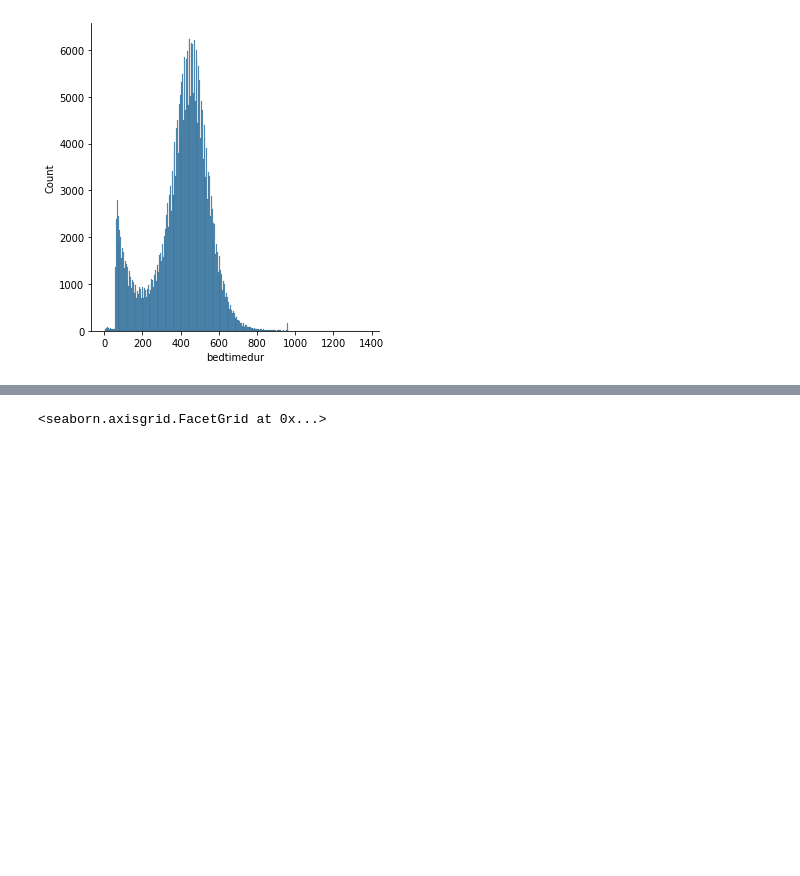
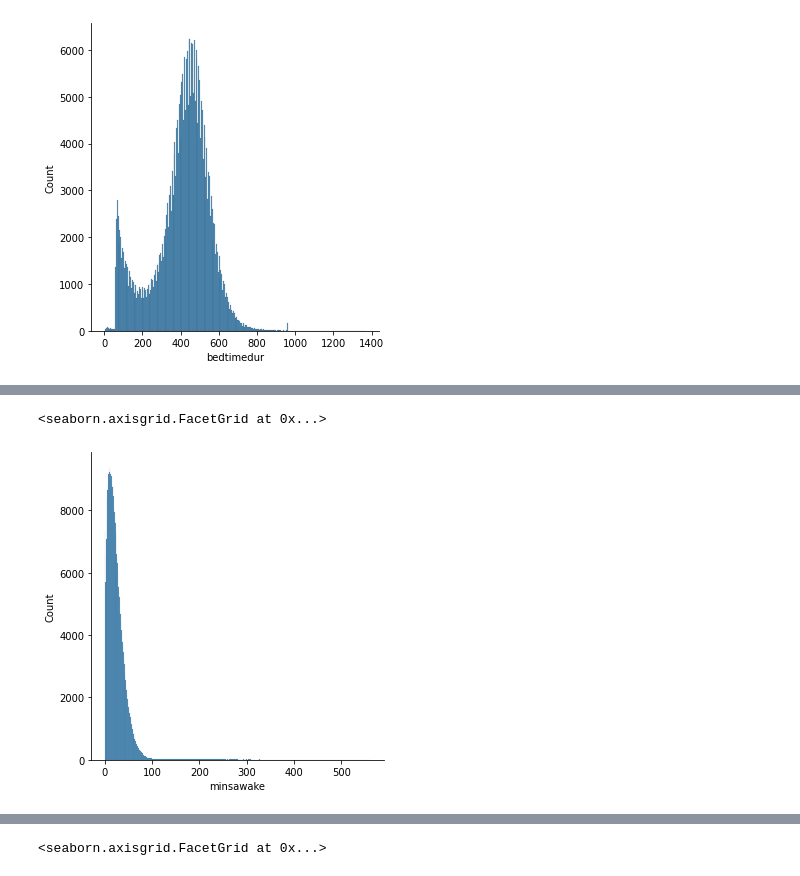
Before and after one commit to EAltunoglu/cmpe492, a Jupyter notebook: sleep.ipynb, the cells around one changed output, grey strips where cells are left out. Drawn from its saved outputs; the diff is of its cells as text; code cells hidden in the pictures; blank space fills up the shorter version.

```diff
--- a/sleep.ipynb
+++ b/sleep.ipynb
@@ -108,0 +109,5 @@ sns.displot(sleeps, x="bedtimedur")
+# %%
+sns.displot(sleeps, x="minsawake", binwidth=1)
+# %% [output]
+<seaborn.axisgrid.FacetGrid at 0x...>
+[figure, added]
```
Also changed, not shown: parts of 8 cells of this notebook, 6 other files.
